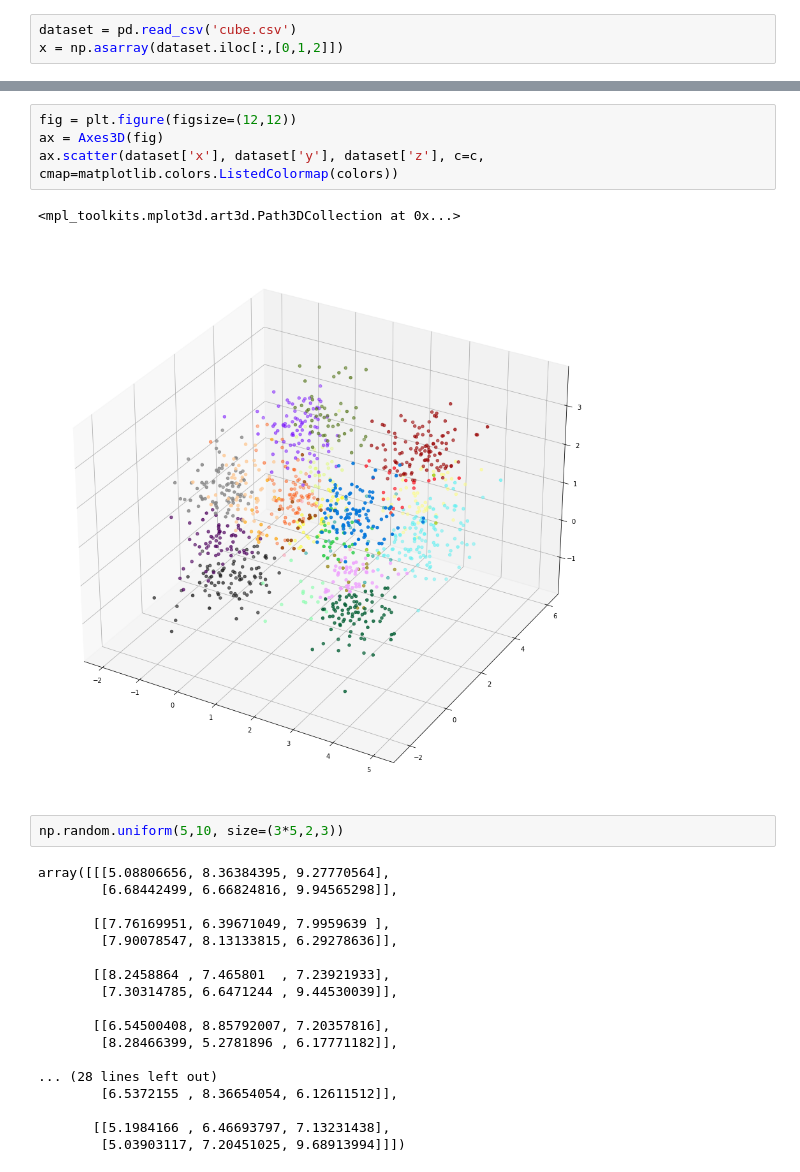
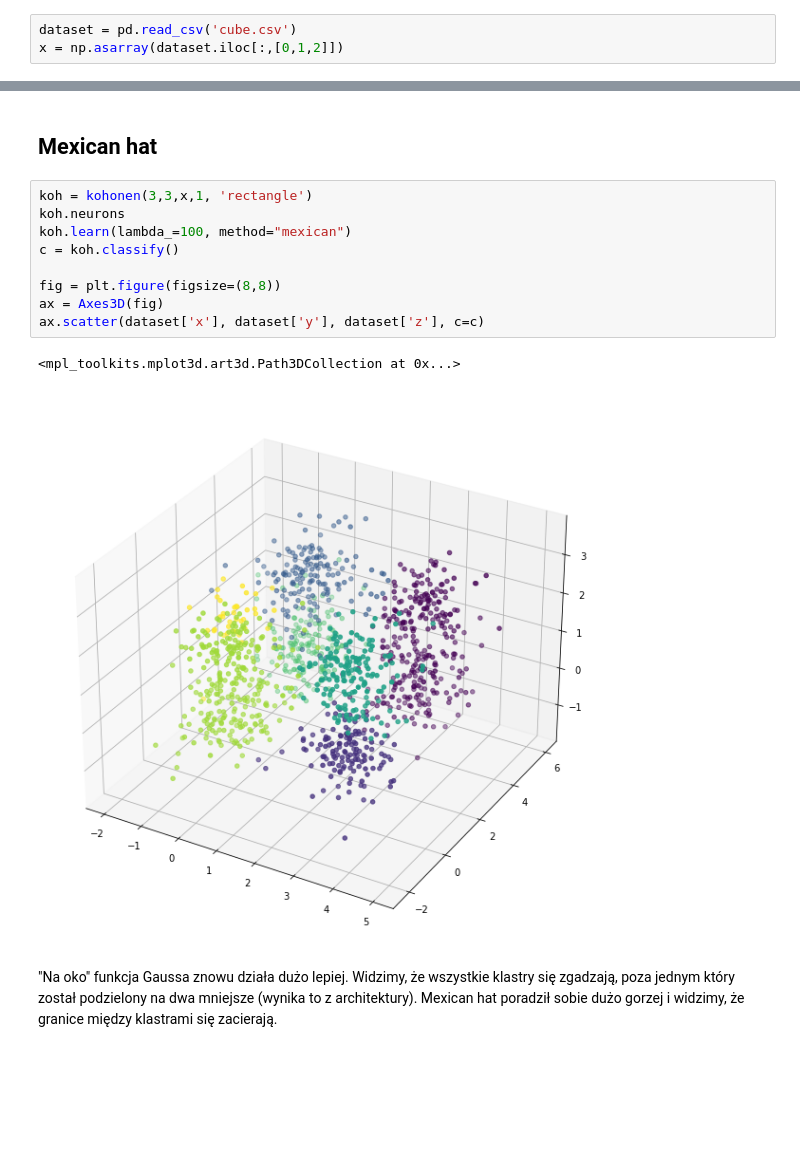
Before and after one commit to bartoszrozek/Metody-Inteligencji-Obliczeniowej, a Jupyter notebook: zadania/kohonen/kohonen_lab1.ipynb, the cells around one changed output, grey strips where cells are left out. Drawn from its saved outputs; the diff is of its cells as text; blank space fills up the shorter version.

```diff
--- a/zadania/kohonen/kohonen_lab1.ipynb
+++ b/zadania/kohonen/kohonen_lab1.ipynb
@@ -276,27 +458,16 @@ c = koh.classify()
+# %% [markdown]
+## Mexican hat
 # %%
-fig = plt.figure(figsize=(12,12))
+koh = kohonen(3,3,x,1, 'rectangle')
+koh.neurons
+koh.learn(lambda_=100, method="mexican")
+c = koh.classify()
+
+fig = plt.figure(figsize=(8,8))
 ax = Axes3D(fig)
-ax.scatter(dataset['x'], dataset['y'], dataset['z'], c=c, cmap=matplotlib.colors.ListedColormap(colors))
+ax.scatter(dataset['x'], dataset['y'], dataset['z'], c=c)
 # %% [output]
 <mpl_toolkits.mplot3d.art3d.Path3DCollection at 0x...>
-[figure, old version]
+[figure, new version]
-# %%
-np.random.uniform(5,10, size=(3*5,2,3))
-# %% [output]
-array([[[5.08806656, 8.36384395, 9.27770564],
-        [6.68442499, 6.66824816, 9.94565298]],
-
-       [[7.76169951, 6.39671049, 7.9959639 ],
-        [7.90078547, 8.13133815, 6.29278636]],
-
-       [[8.2458864 , 7.465801  , 7.23921933],
-        [7.30314785, 6.6471244 , 9.44530039]],
-
-       [[6.54500408, 8.85792007, 7.20357816],
-        [8.28466399, 5.2781896 , 6.17771182]],
-
-... (28 lines left out)
-        [6.5372155 , 8.36654054, 6.12611512]],
-
-       [[5.1984166 , 6.46693797, 7.13231438],
-        [5.03903117, 7.20451025, 9.68913994]]])
+# %% [markdown]
+"Na oko" funkcja Gaussa znowu działa dużo lepiej. Widzimy, że wszystkie klastry się zgadzają, poza jednym który został podzielony na dwa mniejsze (wynika to z architektury). Mexican hat poradził sobie dużo gorzej i widzimy, że granice między klastrami się zacierają.
```
Also changed, not shown: parts of 58 cells of this notebook.
